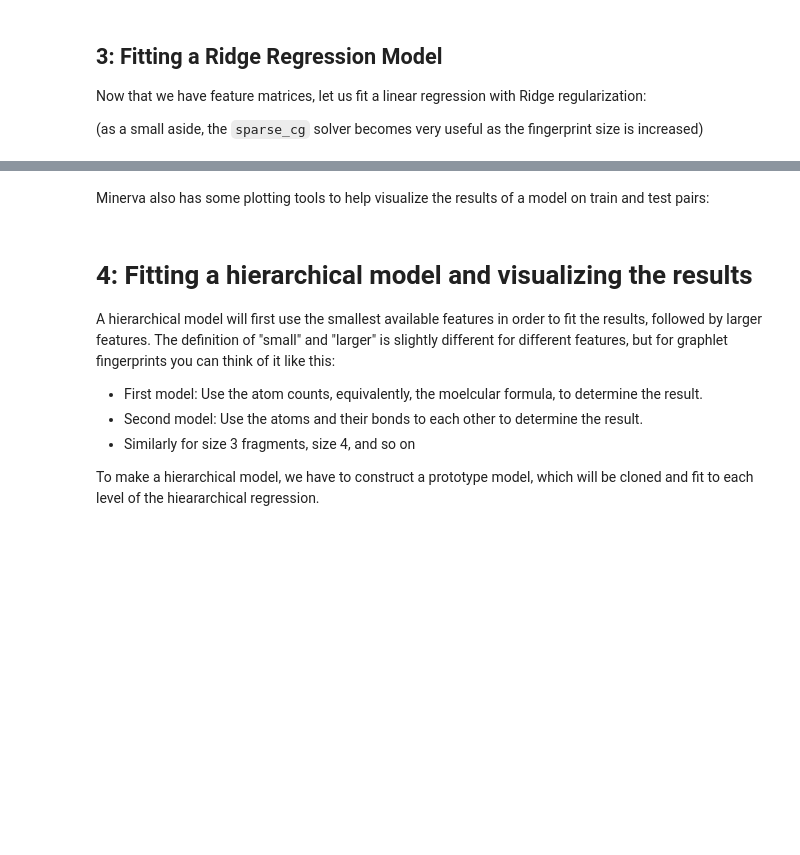
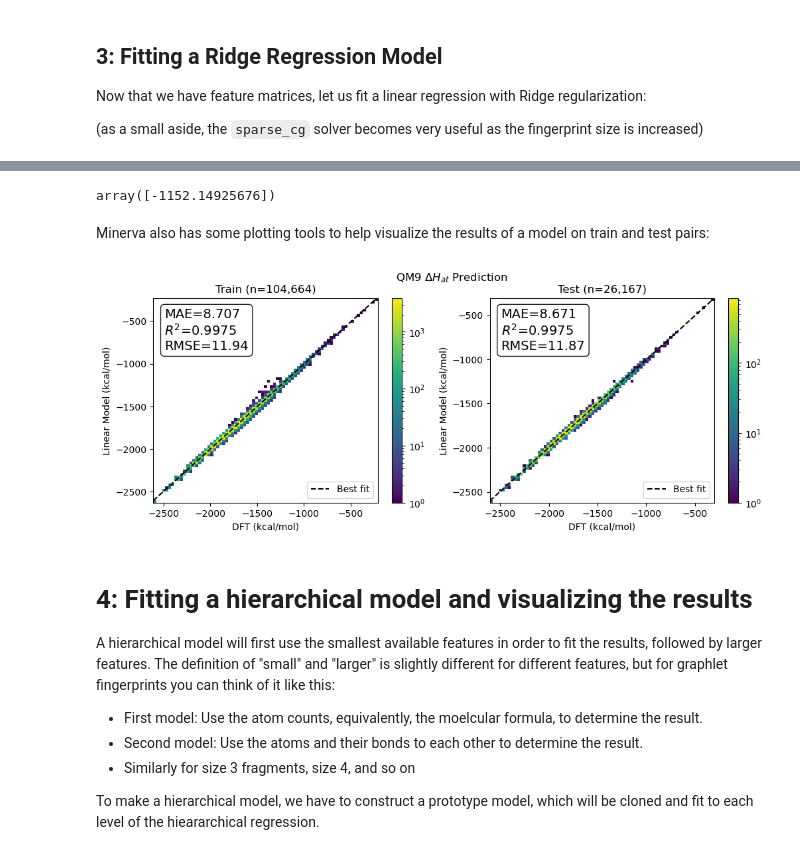
Before and after one commit to mgt16-LANL/minervachem, a Jupyter notebook: demos/2_Regression_and_visualization.ipynb, the cells around one changed output, grey strips where cells are left out. Cells and saved outputs as stored; diff of their text form; code cells hidden in the pictures; blank space fills up the shorter version.

Commit message:
minervachem state works nowgit add .git add .

```diff
--- a/demos/2_Regression_and_visualization.ipynb
+++ b/demos/2_Regression_and_visualization.ipynb
@@ -185,11 +187,11 @@ Now that we have feature matrices, let us fit a linear regression with Ridge reg
 
 (as a small aside, the `sparse_cg` solver becomes very useful as the fingerprint size is increased)
 # %%
-# y_train, y_test = [sub_df['E_at'] for sub_df in [train, test]]
+y_train, y_test = [sub_df['E_at'] for sub_df in [train, test]]
 
-# from sklearn.linear_model import Ridge
-# model = Ridge(fit_intercept=False,
-#               alpha=1e-5,
-#               solver='sparse_cg',
-#               tol=1e-5)
+from sklearn.linear_model import Ridge
+model = Ridge(fit_intercept=False,
+              alpha=1e-5,
+              solver='sparse_cg',
+              tol=1e-5)
 # %%
@@ -209,3 +201,3 @@ np.std(y_test)
 # %%
-# %%time
-# model.fit(X_train, y_train)
+%%time
+model.fit(X_train, y_train)
@@ -212,3 +223,12 @@ np.std(y_test)
+# %%
+smiles = ''.join(['N', 'C', 'N', 'C', 'N'])
+mol = Chem.MolFromSmiles(smiles)
+
+input = featurizer.transform([mol])
+
+model.predict(input)
+# %% [output]
+array([-1152.14925676])
 # %%
 # import pickle
 
@@ -217,17 +237,18 @@ np.std(y_test)
 # %% [markdown]
 Minerva also has some plotting tools to help visualize the results of a model on train and test pairs:
 # %%
-# from minervachem.plotting import parity_plot_train_test
-
-# parity_plot_train_test([X_train, X_test],
-#                        [y_train, y_test],
-#                        model = pipeline.named_steps['ridge'],
-#                        figsize=(12, 4),
-#                        xlab='DFT (kcal/mol)',
-#                        ylab='Linear Model (kcal/mol)',
-#                        title='QM9 $\Delta H_{at}$ Prediction',
-#                        bins=75
-#                       );
+from minervachem.plotting import parity_plot_train_test
+parity_plot_train_test([X_train, X_test],
+                       [y_train, y_test],
+                       model,
+                       figsize=(12, 4),
+                       xlab='DFT (kcal/mol)',
+                       ylab='Linear Model (kcal/mol)',
+                       title='QM9 $\Delta H_{at}$ Prediction',
+                       bins=75
+                      );
+# %% [output]
+[figure, added]
 # %% [markdown]
 # 4: Fitting a hierarchical model and visualizing the results
 
```
Also changed, not shown: parts of 16 cells of this notebook, 3 other files.
